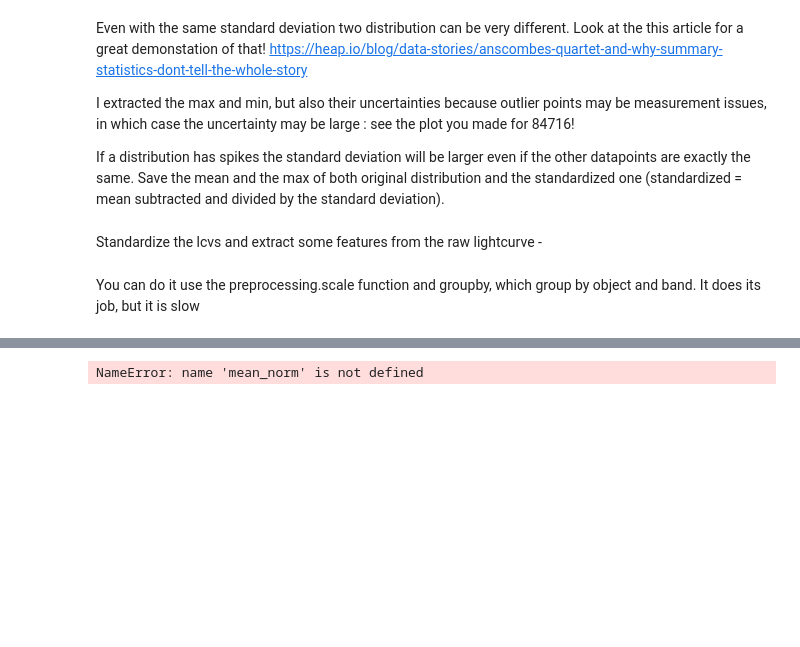
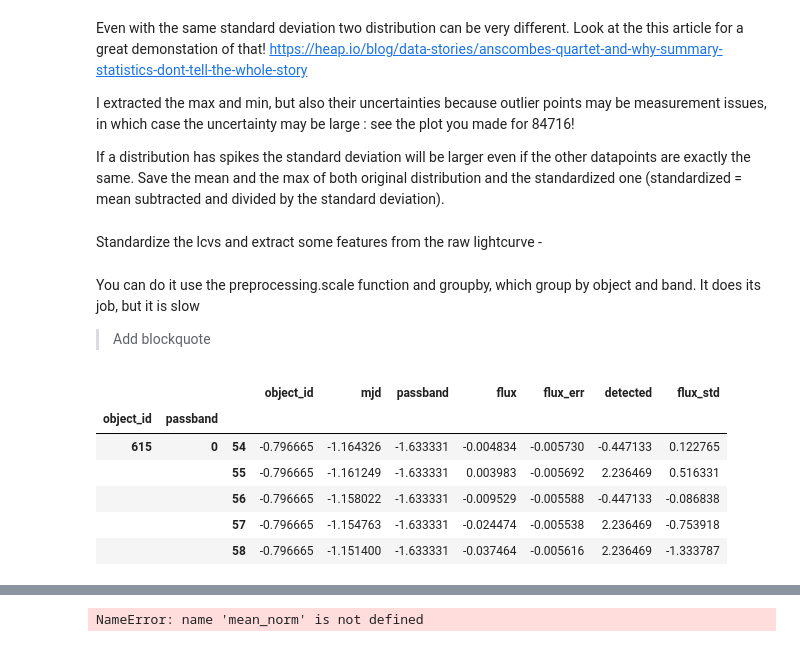
Before and after one commit to arn97/MLTSA25_ARoy, a Jupyter notebook: MLTSA_ARoy/HW4_ARoy.ipynb, the cells around one changed output, grey strips where cells are left out. Cells and saved outputs as stored; diff of their text form; code cells hidden in the pictures; blank space fills up the shorter version.

```diff
--- a/MLTSA_ARoy/HW4_ARoy.ipynb
+++ b/MLTSA_ARoy/HW4_ARoy.ipynb
@@ -243,3 +243,24 @@ If a distribution has spikes the standard deviation will be larger even if the o
 Standardize the lcvs and extract some features from the raw lightcurve -
 # %% [markdown]
 You can do it use  the preprocessing.scale function and groupby, which group by object and band. It does its job, but it is slow
+
+> Add blockquote
+# %%
+from sklearn import preprocessing
+
+# Standardizing the LCVs using preprocessing.scale
+lcvs_standardized = preprocessing.scale(lcvs)
+
+# Converting back to DataFrame (if lcvs was originally a DataFrame)
+lcvs_standardized = pd.DataFrame(lcvs_standardized, index=lcvs.index, columns=lcvs.columns)
+
+# Display the first few rows to verify the transformation
+lcvs_standardized.head()
+# %% [output]
+|  |  |  | object_id | mjd | passband | flux | flux_err | detected | flux_std |
+| object_id | passband |  |  |  |  |  |  |  |  |
+| 615 | 0 | 54 | -0.796665 | -1.164326 | -1.633331 | -0.004834 | -0.005730 | -0.447133 | 0.122765 |
+|  |  | 55 | -0.796665 | -1.161249 | -1.633331 | 0.003983 | -0.005692 | 2.236469 | 0.516331 |
+|  |  | 56 | -0.796665 | -1.158022 | -1.633331 | -0.009529 | -0.005588 | -0.447133 | -0.086838 |
+|  |  | 57 | -0.796665 | -1.154763 | -1.633331 | -0.024474 | -0.005538 | 2.236469 | -0.753918 |
+|  |  | 58 | -0.796665 | -1.151400 | -1.633331 | -0.037464 | -0.005616 | 2.236469 | -1.333787 |
```
Also changed, not shown: parts of 3 cells of this notebook.
